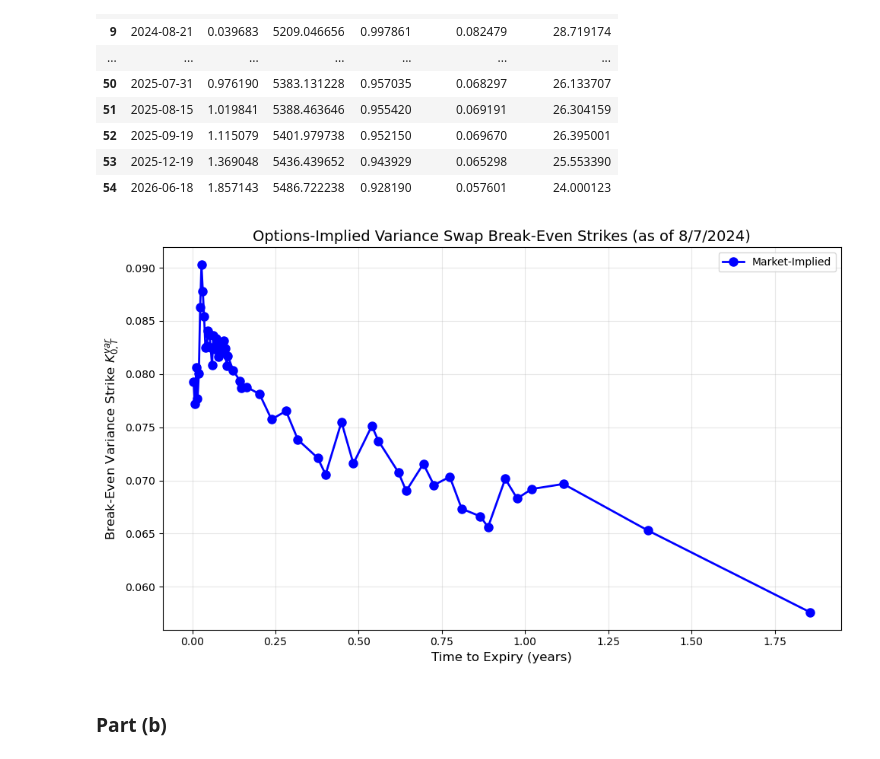
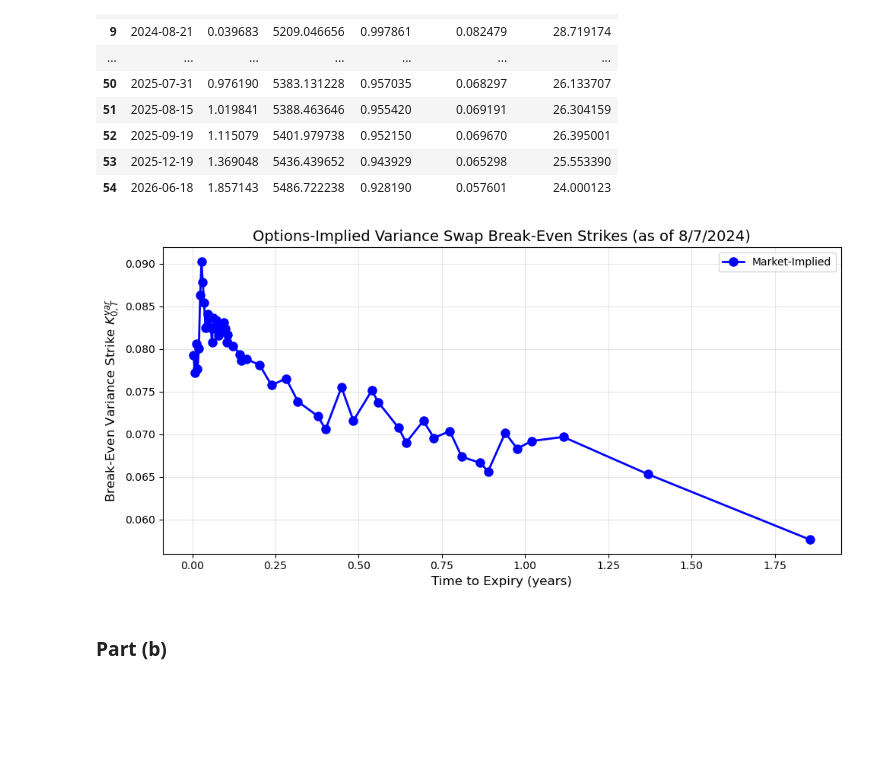
Before and after one commit to CarlottaSeal/ADM-hw4, a Jupyter notebook: hw4-v2.ipynb, the cells around one changed output. Cells and saved outputs as stored; diff of their text form; code cells hidden in the pictures; blank space fills up the shorter version.

```diff
--- a/hw4-v2.ipynb
+++ b/hw4-v2.ipynb
@@ -308,18 +308,18 @@ Computed variance strikes for 55 expiries
 # %%
 T_values = results_df['T'].values
 K_var_market = results_df['K_var_market'].values
 
-plt.figure(figsize=(10, 6))
+plt.figure(figsize=(10, 5))
 plt.plot(T_values, K_var_market, 'bo-', markersize=8, linewidth=2, label='Market-Implied')
 plt.xlabel('Time to Expiry (years)', fontsize=12)
 plt.ylabel(r'Break-Even Variance Strike $K^{var}_{0,T}$', fontsize=12)
 plt.title('Options-Implied Variance Swap Break-Even Strikes (as of 8/7/2024)', fontsize=14)
 plt.grid(True, alpha=0.3)
 plt.legend()
 plt.tight_layout()
 plt.show()
 # %% [output]
-[figure, old version]
+[figure, new version]
 # %% [markdown]
 ### Part (b)
 # %%
```
Also changed, not shown: parts of 3 cells of this notebook.
